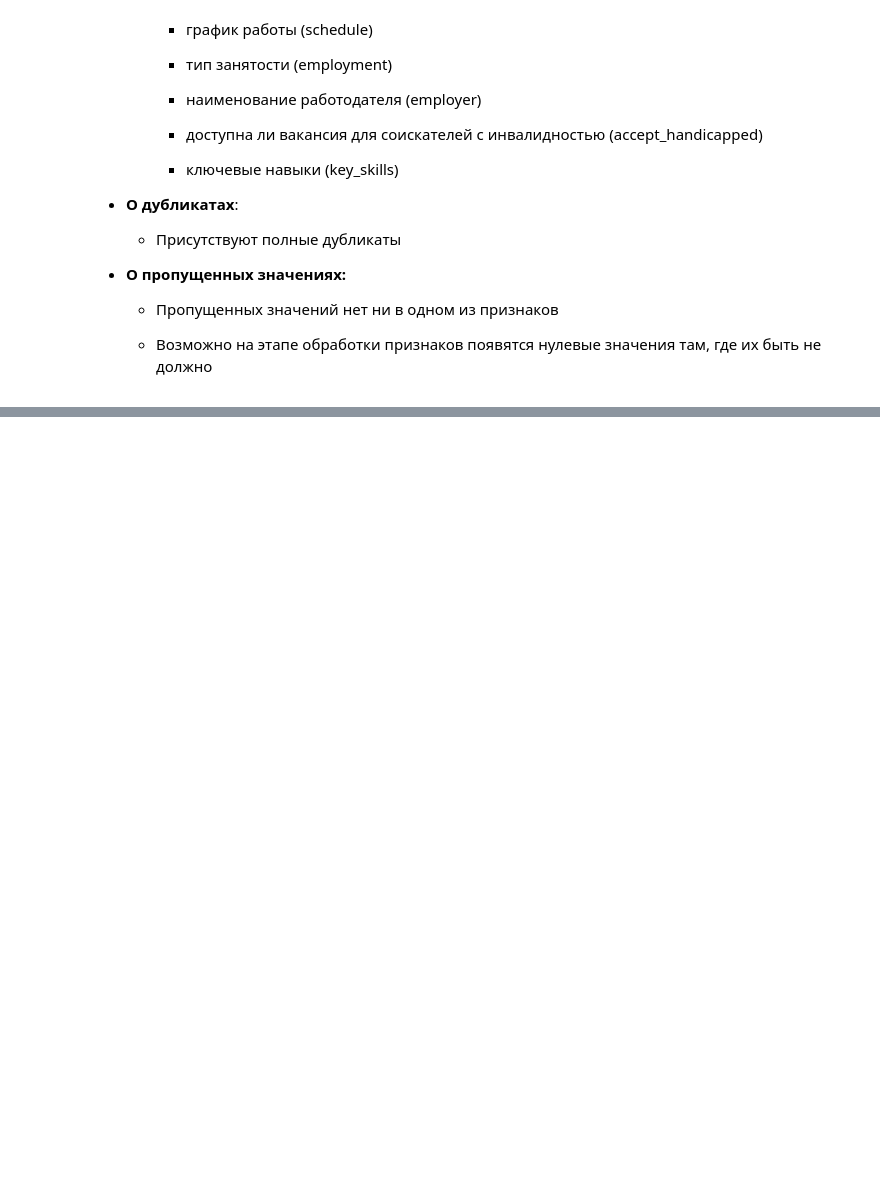
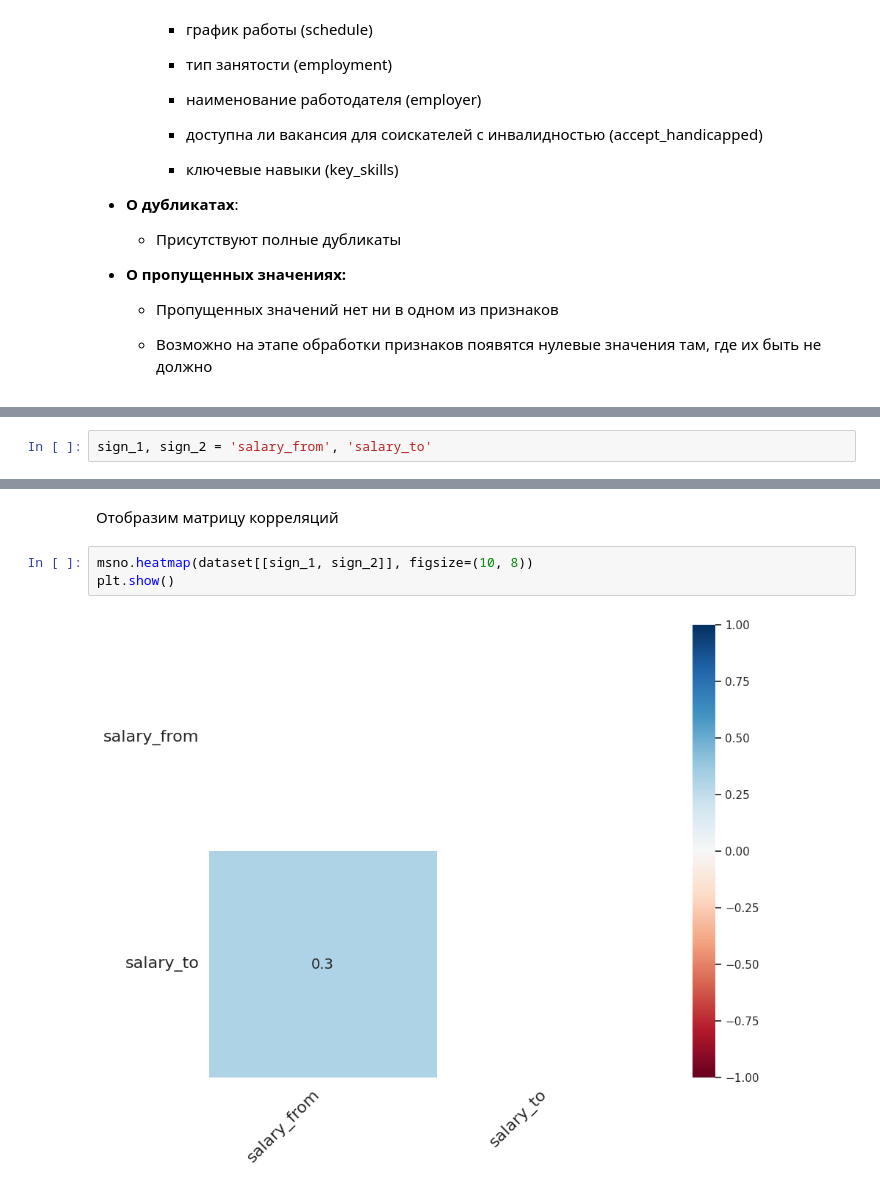
Before and after one commit to NikitaMarnykh/labor_market_analysis, a Jupyter notebook: Марных_Н_В_и_Оборотов_М_В_анализ_рынка_труда_advanced_plus.ipynb, the cells around one changed output, grey strips where cells are left out. Cells and saved outputs as stored; diff of their text form; blank space fills up the shorter version.

```diff
--- a/Марных_Н_В_и_Оборотов_М_В_анализ_рынка_труда_advanced_plus.ipynb
+++ b/Марных_Н_В_и_Оборотов_М_В_анализ_рынка_труда_advanced_plus.ipynb
@@ -263,0 +1723,2 @@ dtype: int64
+# %%
+sign_1, sign_2 = 'salary_from', 'salary_to'
@@ -263,0 +1800,7 @@ dtype: int64
+# %% [markdown]
+Отобразим матрицу корреляций
+# %%
+msno.heatmap(dataset[[sign_1, sign_2]], figsize=(10, 8))
+plt.show()
+# %% [output]
+[figure, added]
```
Also changed, not shown: parts of 260 cells of this notebook.
